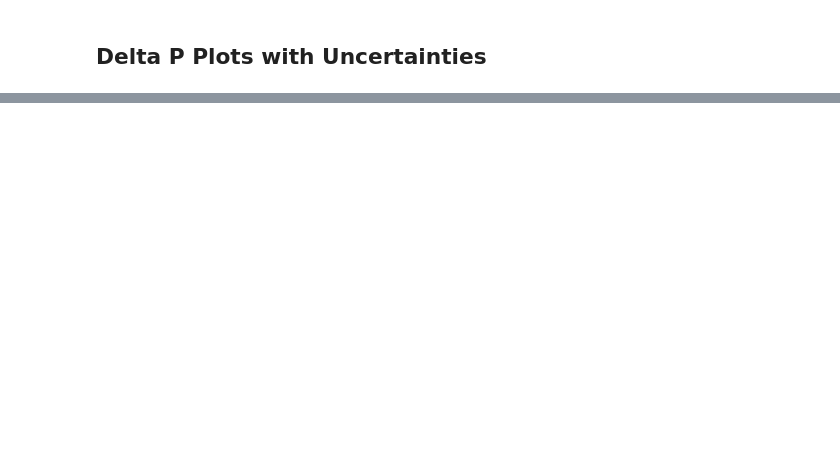
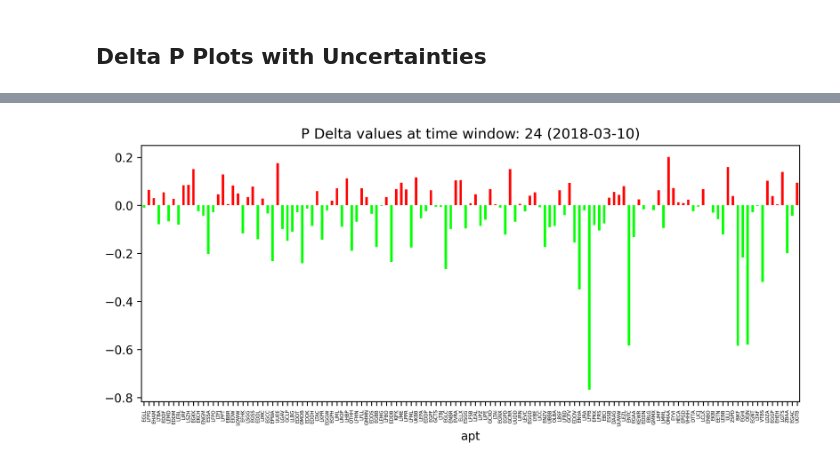
Before and after one commit to aksoym/EU_Airports_RecoveryEstimation, a Jupyter notebook: uncertainty_simulations/plot_case_study.ipynb, the cells around one changed output, grey strips where cells are left out. Cells and saved outputs as stored; diff of their text form; code cells hidden in the pictures; blank space fills up the shorter version.

```diff
--- a/uncertainty_simulations/plot_case_study.ipynb
+++ b/uncertainty_simulations/plot_case_study.ipynb
@@ -230,0 +243,13 @@ plt.gca().fill_between(x=range(28, 72, 4), y1=max_p_delta_values[1:], y2=min_p_d
+# %%
+
+tw_idx = 0
+bar_df = pd.DataFrame(data={"calc_p": slice_df["calc_p"][tw_idx]}, index=airport_df.index.unique("apt"))
+plot_kwargs_bar = dict(figsize=(10, 4), kind="bar", title=f"P Delta values at time window: {list(range(tw_tuple[0], tw_tuple[1]))[tw_idx]} ({date})")
+
+bar_df["positive"] = bar_df["calc_p"] > 0
+bar_df["calc_p"].plot(**plot_kwargs_bar, color=bar_df["positive"].map({True: 'r', False: 'lime'}))
+plt.xticks(rotation=90)
+plt.gca().tick_params(axis='x', which='major', labelsize=4)
+plt.show()
+# %% [output]
+[figure, added]
```
Also changed, not shown: parts of 6 cells of this notebook, 1 other file.
